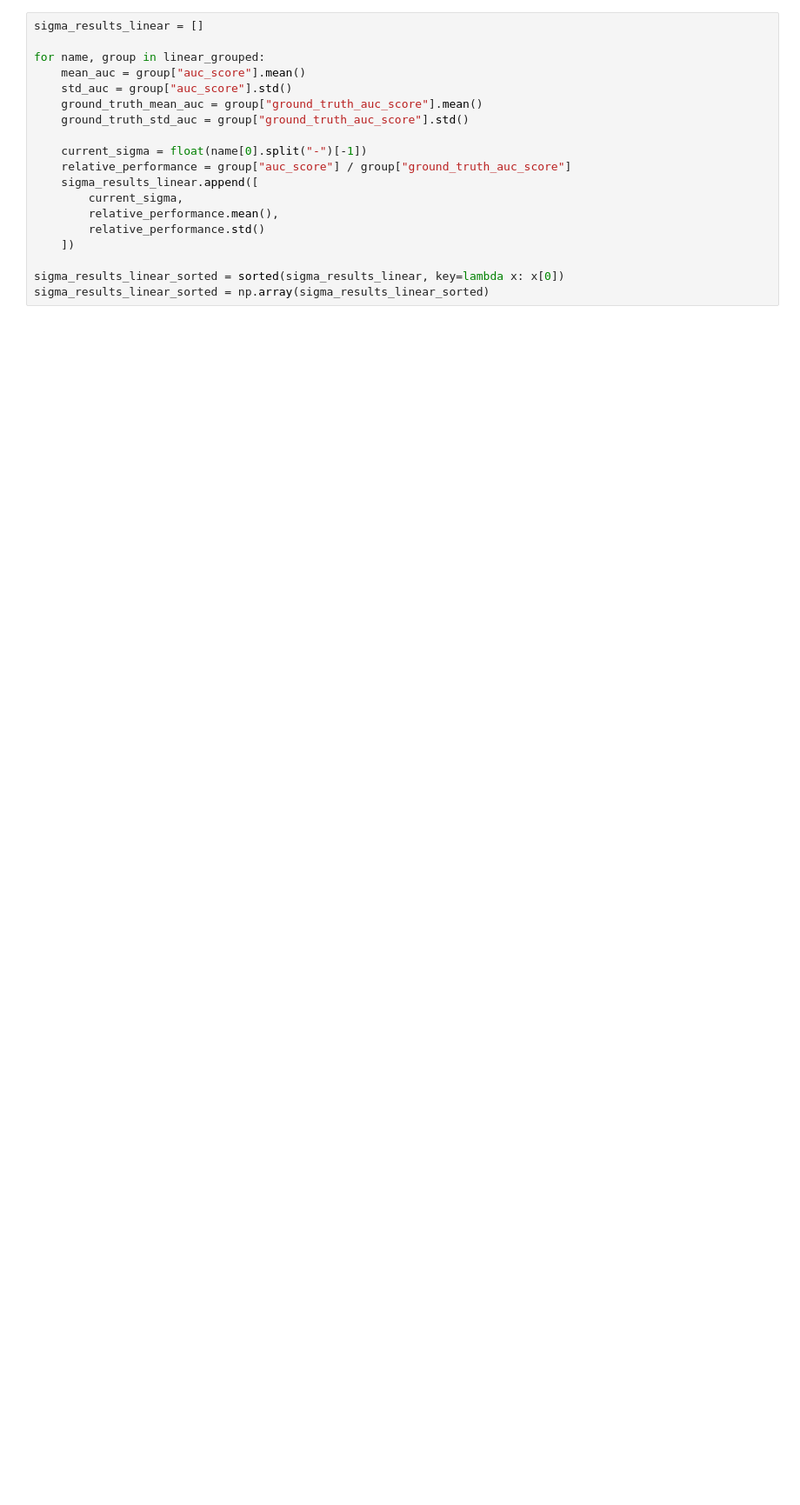
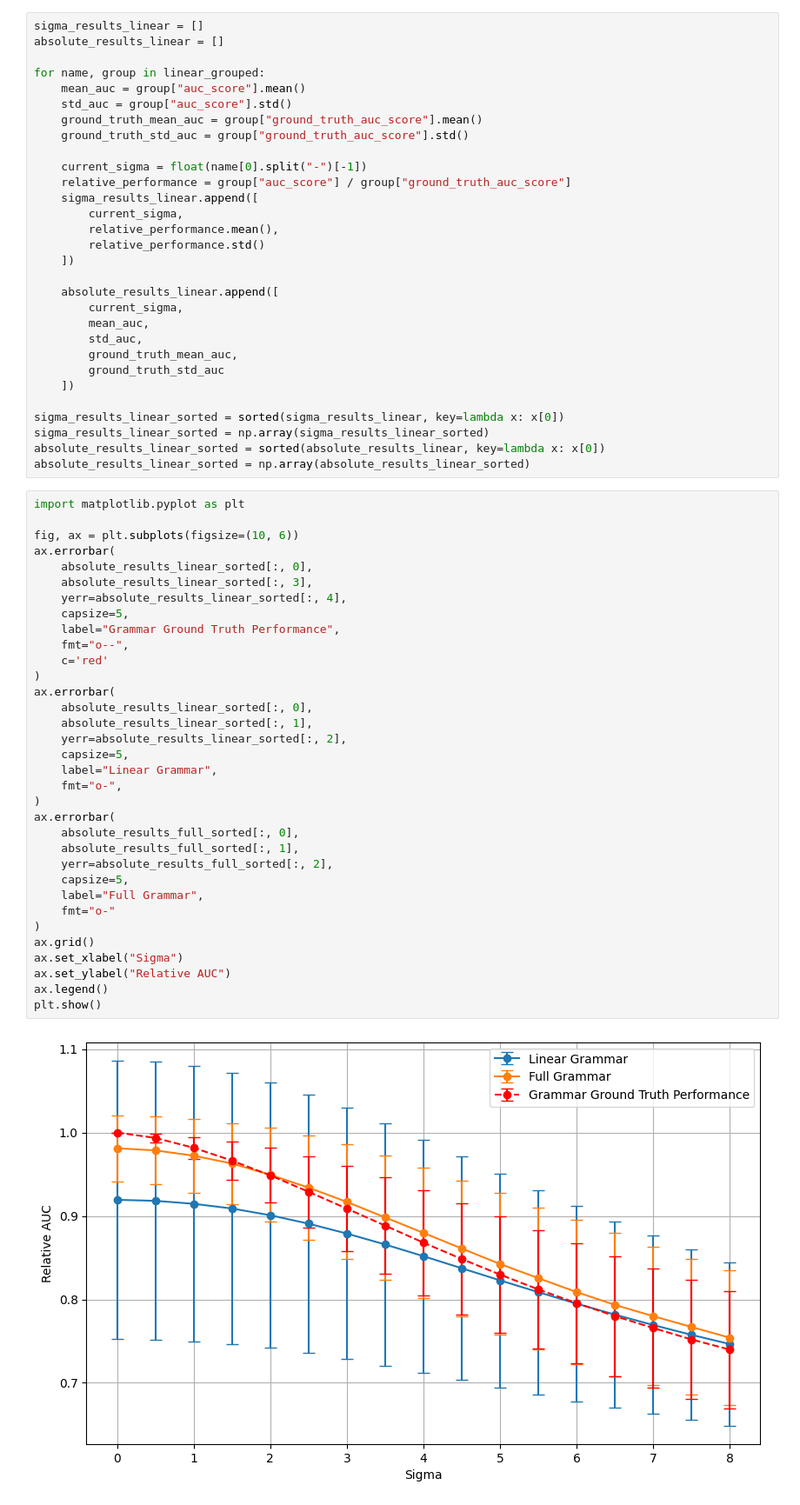
Before and after one commit to GuusToussaint/EDC-experiments, a Jupyter notebook: noise-sweep/results.ipynb, the cells around one changed output. Shown at 87% size. Saved outputs shown, nothing was run; the diff lists cells and outputs as text; blank space fills up the shorter version.

```diff
--- a/noise-sweep/results.ipynb
+++ b/noise-sweep/results.ipynb
@@ -138,5 +148,6 @@ sigma_results_full_sorted = np.array(sigma_results_full_sorted)
 # %%
 sigma_results_linear = []
+absolute_results_linear = []
 
 for name, group in linear_grouped:
     mean_auc = group["auc_score"].mean()
@@ -152,8 +163,54 @@ for name, group in linear_grouped:
         relative_performance.std()
     ])
 
+    absolute_results_linear.append([
+        current_sigma,
+        mean_auc,
+        std_auc,
+        ground_truth_mean_auc,
+        ground_truth_std_auc
+    ])
+
 sigma_results_linear_sorted = sorted(sigma_results_linear, key=lambda x: x[0])
 sigma_results_linear_sorted = np.array(sigma_results_linear_sorted)
+absolute_results_linear_sorted = sorted(absolute_results_linear, key=lambda x: x[0])
+absolute_results_linear_sorted = np.array(absolute_results_linear_sorted)
+# %%
+import matplotlib.pyplot as plt
+
+fig, ax = plt.subplots(figsize=(10, 6))
+ax.errorbar(
+    absolute_results_linear_sorted[:, 0],
+    absolute_results_linear_sorted[:, 3],
+    yerr=absolute_results_linear_sorted[:, 4],
+    capsize=5,
+    label="Grammar Ground Truth Performance",
+    fmt="o--",
+    c='red'
+)
+ax.errorbar(
+    absolute_results_linear_sorted[:, 0],
+    absolute_results_linear_sorted[:, 1],
+    yerr=absolute_results_linear_sorted[:, 2],
+    capsize=5,
+    label="Linear Grammar",
+    fmt="o-",
+)
+ax.errorbar(
+    absolute_results_full_sorted[:, 0],
+    absolute_results_full_sorted[:, 1],
+    yerr=absolute_results_full_sorted[:, 2],
+    capsize=5,
+    label="Full Grammar",
+    fmt="o-"
+)
+ax.grid()
+ax.set_xlabel("Sigma")
+ax.set_ylabel("Relative AUC")
+ax.legend()
+plt.show()
+# %% [output]
+[figure, added]
 # %%
 import matplotlib.pyplot as plt
 
```
Also changed, not shown: parts of 3 cells of this notebook, 15 other files.
